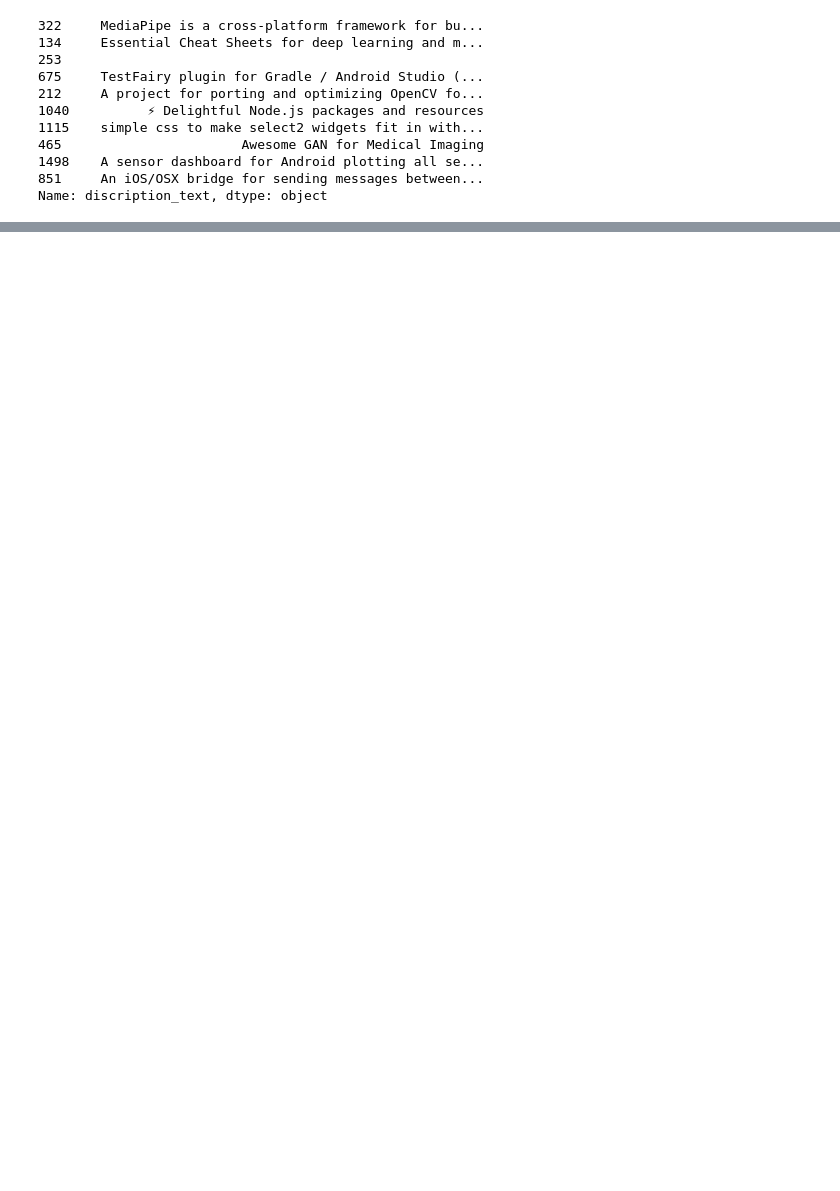
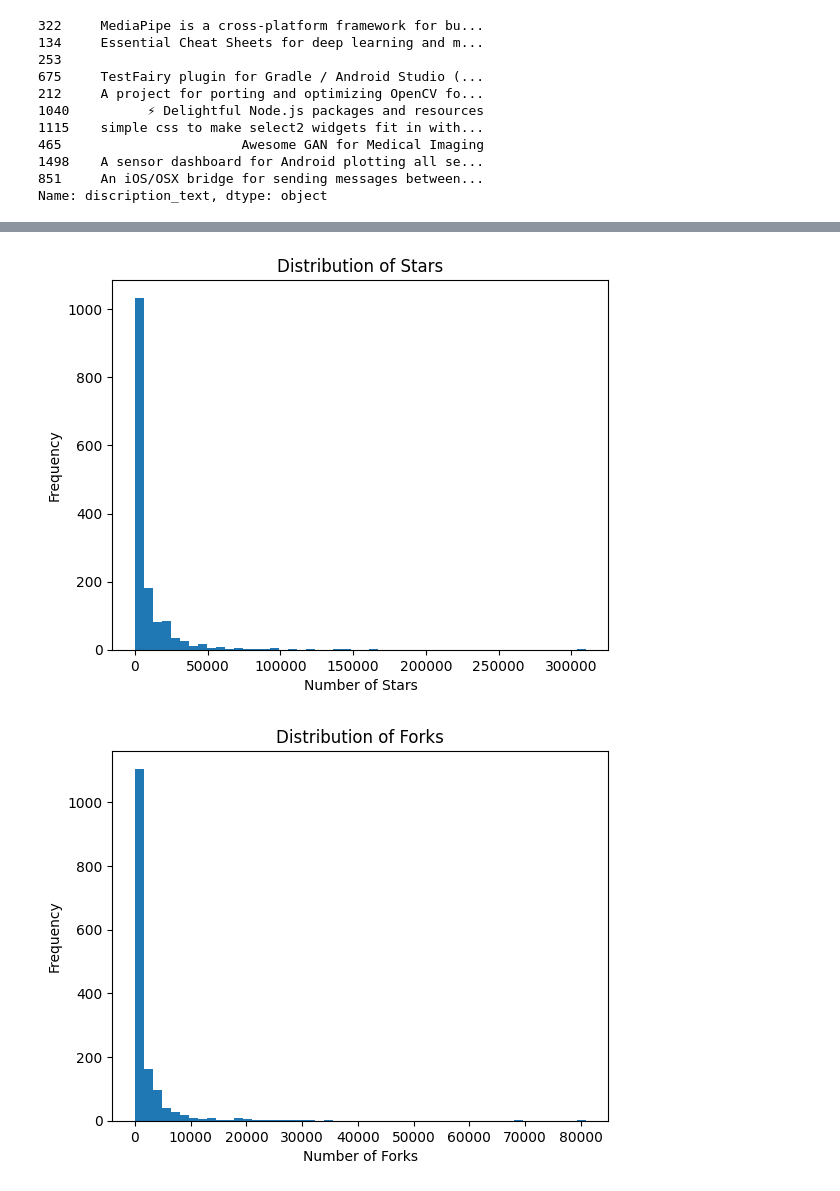
Before and after one commit to le-Affan/github-collaborator-recommendation-system, a Jupyter notebook: main.ipynb, the cells around one changed output, grey strips where cells are left out. Drawn from its saved outputs; the diff is of its cells as text; code cells hidden in the pictures; blank space fills up the shorter version.

```diff
--- a/main.ipynb
+++ b/main.ipynb
@@ -156,0 +175,5 @@ Name: discription_text, dtype: object
+# %%
+new_df['repo_tag'] = new_df.apply(
+    lambda row: list(dict.fromkeys([row['topic']] + row['topic_tag'])),
+    axis = 1
+)
@@ -156,0 +213,19 @@ Name: discription_text, dtype: object
+# %%
+# Visualizing the distribution of 'star' and 'fork' columns
+
+import matplotlib.pyplot as plt
+
+plt.hist(new_df['star'], bins=50)
+plt.title('Distribution of Stars')
+plt.xlabel('Number of Stars')
+plt.ylabel('Frequency')
+plt.show()
+
+plt.hist(new_df['fork'], bins=50)
+plt.title('Distribution of Forks')
+plt.xlabel('Number of Forks')
+plt.ylabel('Frequency')
+plt.show()
+# %% [output]
+[figure, added]
+[figure, added]
```
Also changed, not shown: parts of 15 cells of this notebook.
